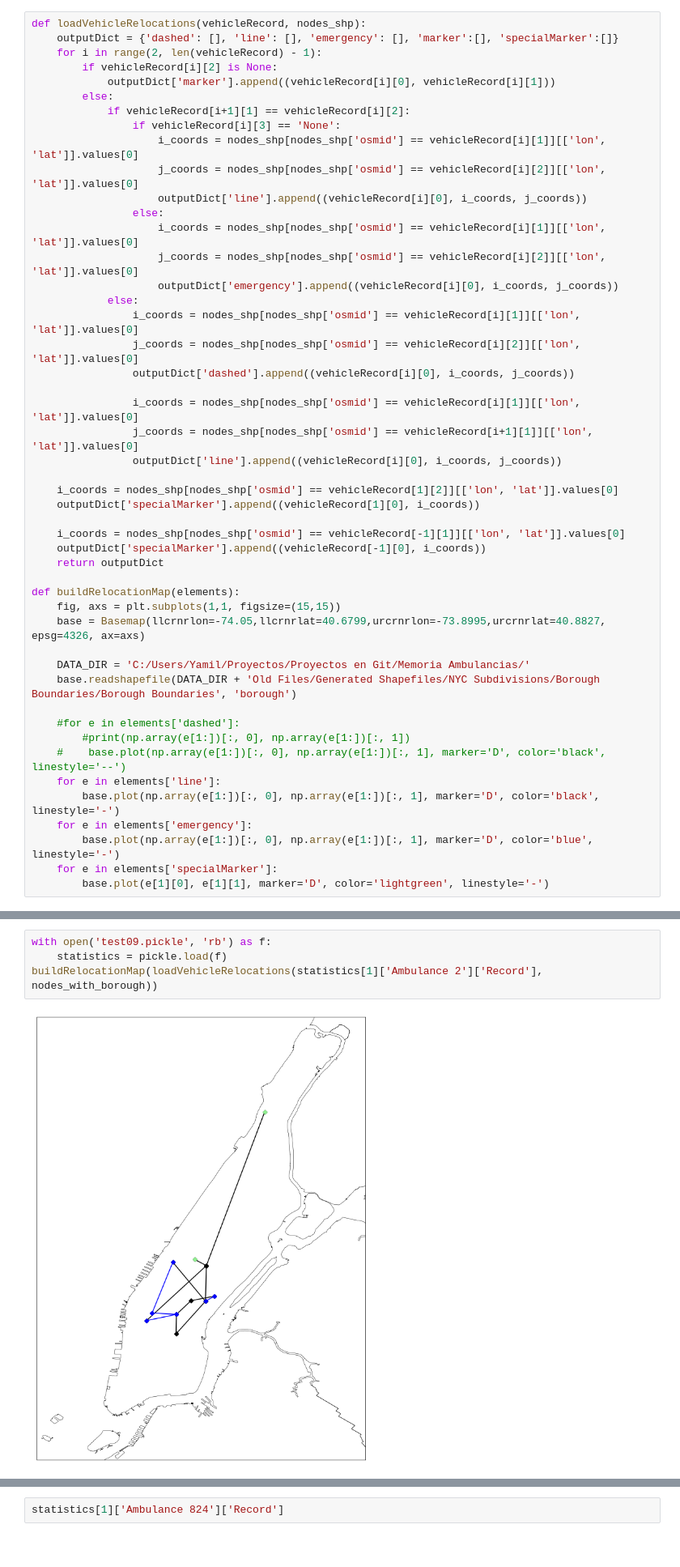
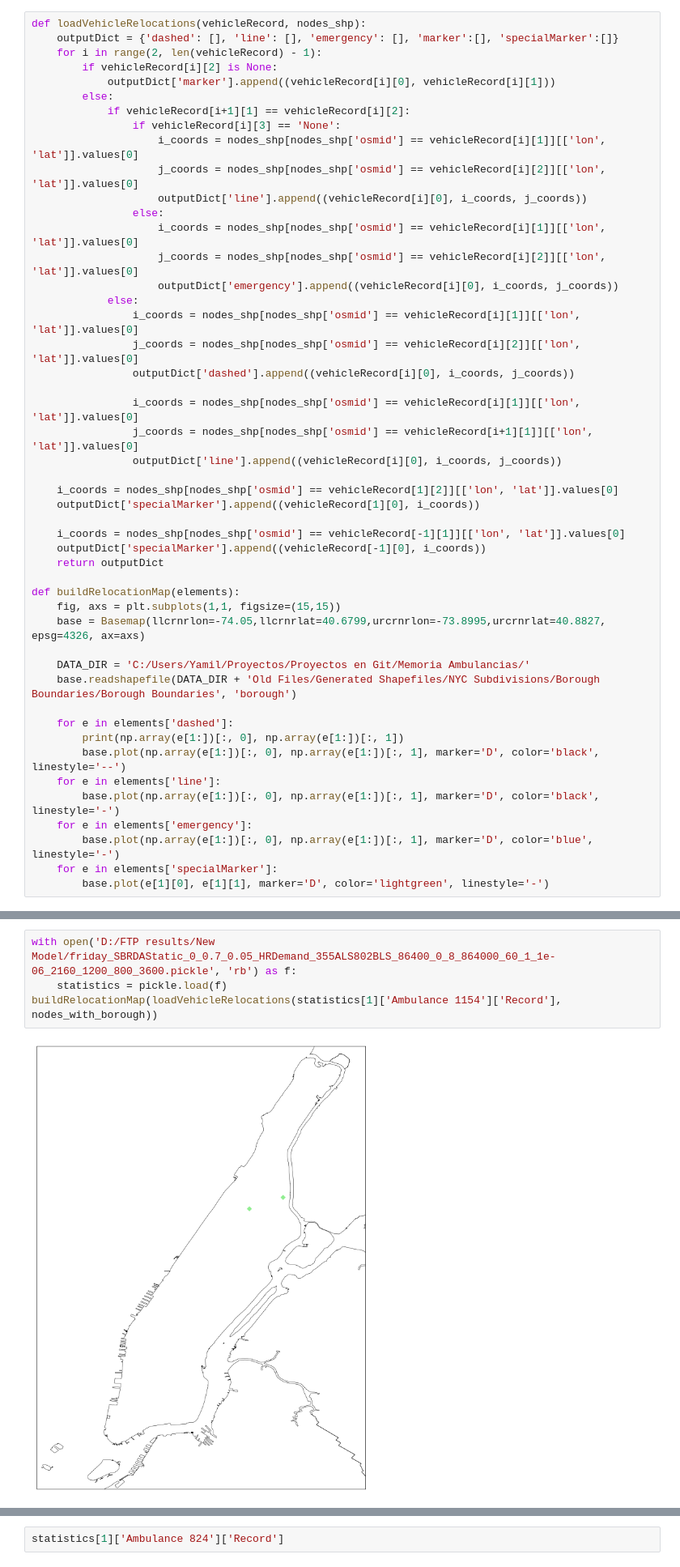
Before and after one commit to yamilbknsu/ems-ny-data, a Jupyter notebook: StatisticsDisplay2.ipynb, the cells around one changed output, grey strips where cells are left out. Shown at 81% size. Saved outputs shown, nothing was run; the diff lists cells and outputs as text.

```diff
--- a/StatisticsDisplay2.ipynb
+++ b/StatisticsDisplay2.ipynb
@@ -627,9 +627,9 @@ def buildRelocationMap(elements):
     DATA_DIR = 'C:/Users/Yamil/Proyectos/Proyectos en Git/Memoria Ambulancias/'
     base.readshapefile(DATA_DIR + 'Old Files/Generated Shapefiles/NYC Subdivisions/Borough Boundaries/Borough Boundaries', 'borough')
 
-    #for e in elements['dashed']:
-        #print(np.array(e[1:])[:, 0], np.array(e[1:])[:, 1])
-    #    base.plot(np.array(e[1:])[:, 0], np.array(e[1:])[:, 1], marker='D', color='black', linestyle='--')
+    for e in elements['dashed']:
+        print(np.array(e[1:])[:, 0], np.array(e[1:])[:, 1])
+        base.plot(np.array(e[1:])[:, 0], np.array(e[1:])[:, 1], marker='D', color='black', linestyle='--')
     for e in elements['line']:
         base.plot(np.array(e[1:])[:, 0], np.array(e[1:])[:, 1], marker='D', color='black', linestyle='-')
     for e in elements['emergency']:
@@ -679,6 +665,6 @@ loadVehicleRelocations(statistics[1]['Ambulance 2']['Record'], nodes_with_boroug
 # %%
-with open('test09.pickle', 'rb') as f:
+with open('D:/FTP results/New Model/friday_SBRDAStatic_0_0.7_0.05_HRDemand_355ALS802BLS_86400_0_8_864000_60_1_1e-06_2160_1200_800_3600.pickle', 'rb') as f:
     statistics = pickle.load(f)
-buildRelocationMap(loadVehicleRelocations(statistics[1]['Ambulance 2']['Record'], nodes_with_borough))
+buildRelocationMap(loadVehicleRelocations(statistics[1]['Ambulance 1154']['Record'], nodes_with_borough))
 # %% [output]
-[figure, old version]
+[figure, new version]
```
Also changed, not shown: parts of 6 cells of this notebook, 4 other files.
